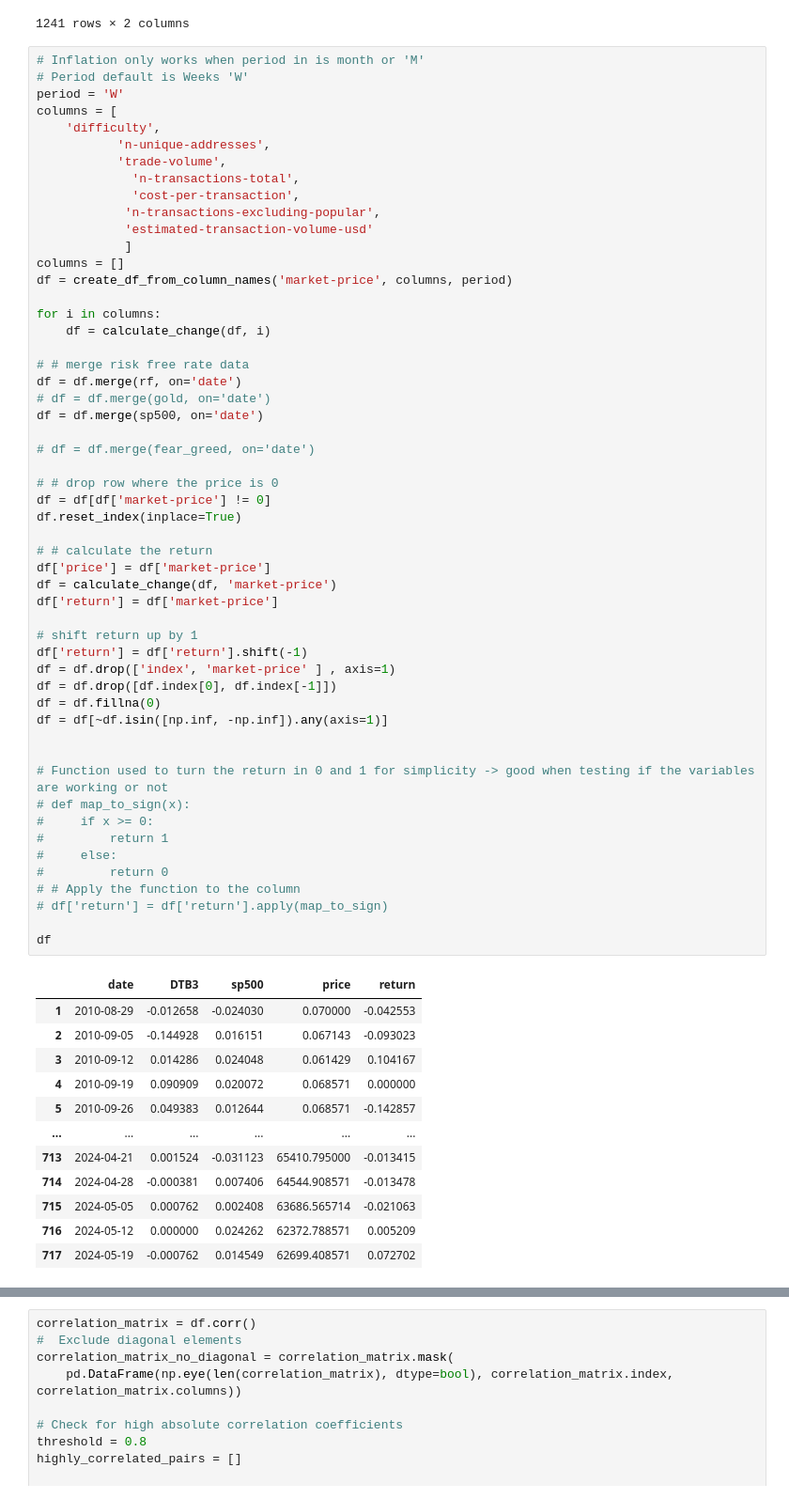
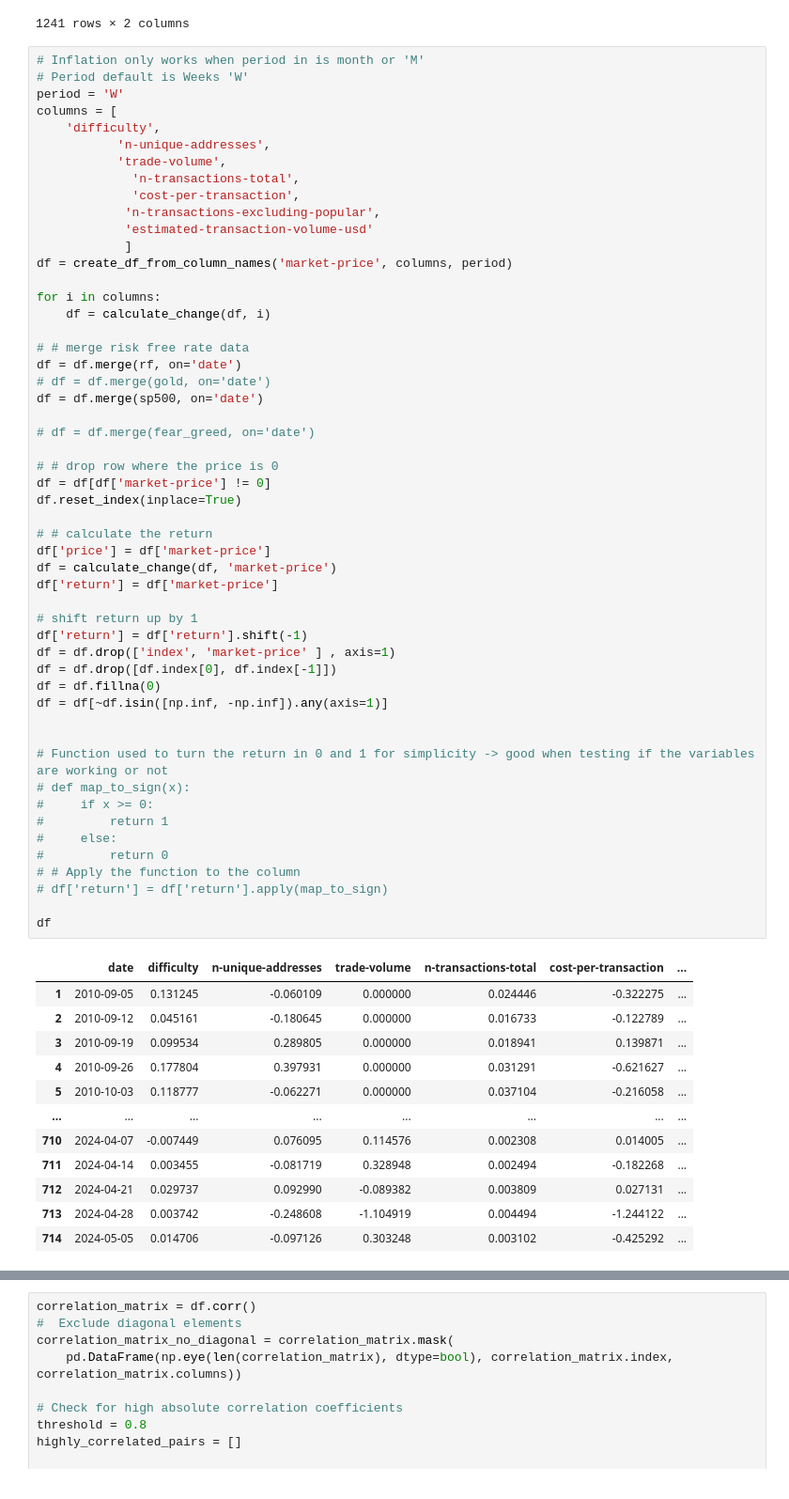
Before and after one commit to dr17549/BD2_coursework, a Jupyter notebook: Code/bitcoin_prediction.ipynb, the cells around one changed output, grey strips where cells are left out. Shown at 94% size. Drawn from its saved outputs; the diff is of its cells as text.

```diff
--- a/Code/bitcoin_prediction.ipynb
+++ b/Code/bitcoin_prediction.ipynb
@@ -201,7 +201,6 @@ columns = [
             'n-transactions-excluding-popular',
             'estimated-transaction-volume-usd'
             ]
-columns = []
 df = create_df_from_column_names('market-price', columns, period)
 
 for i in columns:
@@ -215,42 +214,42 @@ df = df.merge(sp500, on='date')
 # df = df.merge(fear_greed, on='date')
 
 # # drop row where the price is 0
 df = df[df['market-price'] != 0]
 df.reset_index(inplace=True)
 
 # # calculate the return
 df['price'] = df['market-price']
 df = calculate_change(df, 'market-price')
 df['return'] = df['market-price']
 
 # shift return up by 1
 df['return'] = df['return'].shift(-1)
 df = df.drop(['index', 'market-price' ] , axis=1)
 df = df.drop([df.index[0], df.index[-1]])
 df = df.fillna(0)
 df = df[~df.isin([np.inf, -np.inf]).any(axis=1)]
 
 
 # Function used to turn the return in 0 and 1 for simplicity -> good when testing if the variables are working or not
 # def map_to_sign(x):
 #     if x >= 0:
 #         return 1
 #     else:
 #         return 0
 # # Apply the function to the column
 # df['return'] = df['return'].apply(map_to_sign)
 
 df
 # %% [output]
-|  | date | DTB3 | sp500 | price | return |
-| 1 | 2010-08-29 | -0.012658 | -0.024030 | 0.070000 | -0.042553 |
-| 2 | 2010-09-05 | -0.144928 | 0.016151 | 0.067143 | -0.093023 |
-| 3 | 2010-09-12 | 0.014286 | 0.024048 | 0.061429 | 0.104167 |
-| 4 | 2010-09-19 | 0.090909 | 0.020072 | 0.068571 | 0.000000 |
-| 5 | 2010-09-26 | 0.049383 | 0.012644 | 0.068571 | -0.142857 |
-| ... | ... | ... | ... | ... | ... |
-| 713 | 2024-04-21 | 0.001524 | -0.031123 | 65410.795000 | -0.013415 |
-| 714 | 2024-04-28 | -0.000381 | 0.007406 | 64544.908571 | -0.013478 |
-| 715 | 2024-05-05 | 0.000762 | 0.002408 | 63686.565714 | -0.021063 |
-| 716 | 2024-05-12 | 0.000000 | 0.024262 | 62372.788571 | 0.005209 |
-| 717 | 2024-05-19 | -0.000762 | 0.014549 | 62699.408571 | 0.072702 |
+|  | date | difficulty | n-unique-addresses | trade-volume | n-transactions-total | cost-per-transaction | ... |
+| 1 | 2010-09-05 | 0.131245 | -0.060109 | 0.000000 | 0.024446 | -0.322275 | ... |
+| 2 | 2010-09-12 | 0.045161 | -0.180645 | 0.000000 | 0.016733 | -0.122789 | ... |
+| 3 | 2010-09-19 | 0.099534 | 0.289805 | 0.000000 | 0.018941 | 0.139871 | ... |
+| 4 | 2010-09-26 | 0.177804 | 0.397931 | 0.000000 | 0.031291 | -0.621627 | ... |
+| 5 | 2010-10-03 | 0.118777 | -0.062271 | 0.000000 | 0.037104 | -0.216058 | ... |
+| ... | ... | ... | ... | ... | ... | ... | ... |
+| 710 | 2024-04-07 | -0.007449 | 0.076095 | 0.114576 | 0.002308 | 0.014005 | ... |
+| 711 | 2024-04-14 | 0.003455 | -0.081719 | 0.328948 | 0.002494 | -0.182268 | ... |
+| 712 | 2024-04-21 | 0.029737 | 0.092990 | -0.089382 | 0.003809 | 0.027131 | ... |
+| 713 | 2024-04-28 | 0.003742 | -0.248608 | -1.104919 | 0.004494 | -1.244122 | ... |
+| 714 | 2024-05-05 | 0.014706 | -0.097126 | 0.303248 | 0.003102 | -0.425292 | ... |
```
Also changed, not shown: parts of 12 cells of this notebook.
